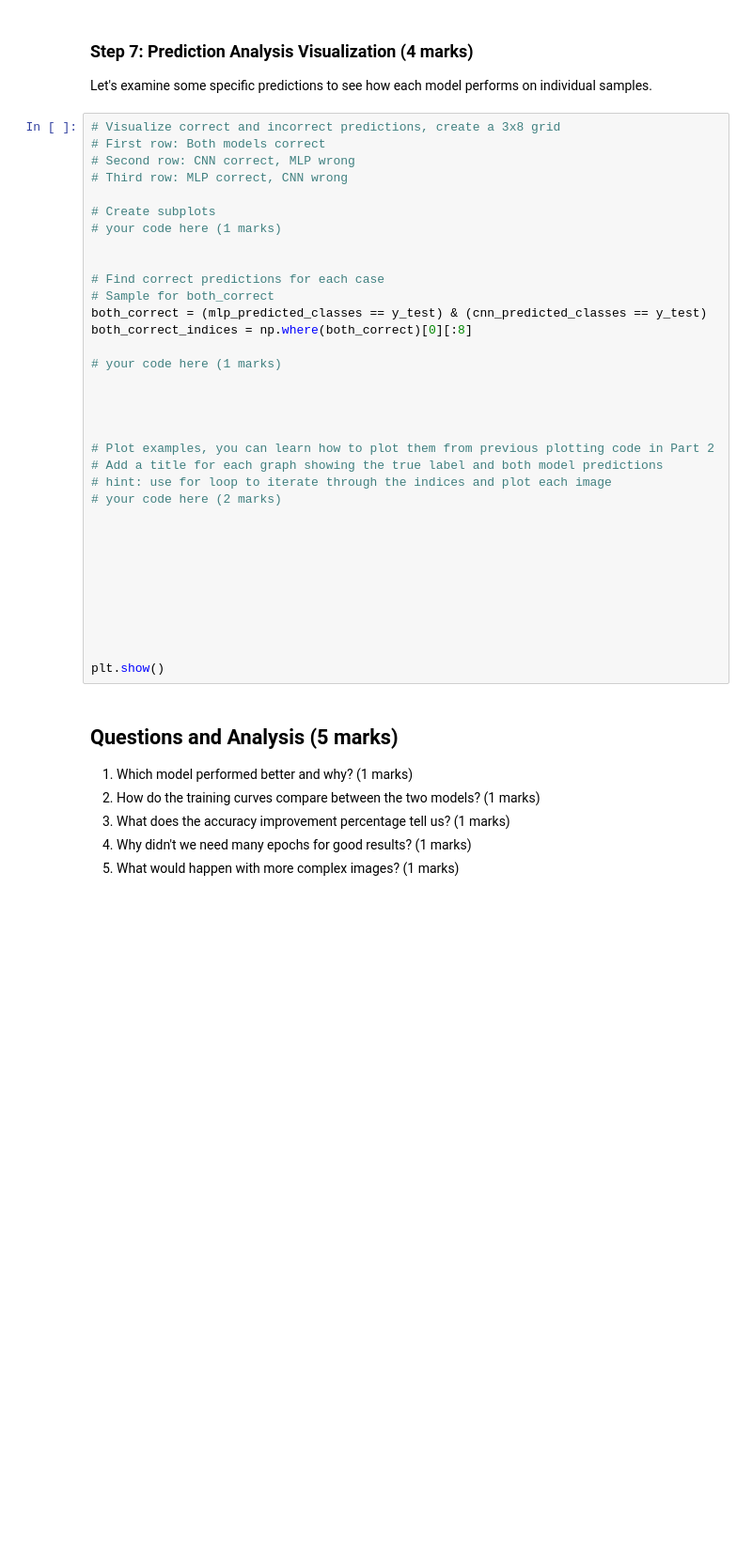
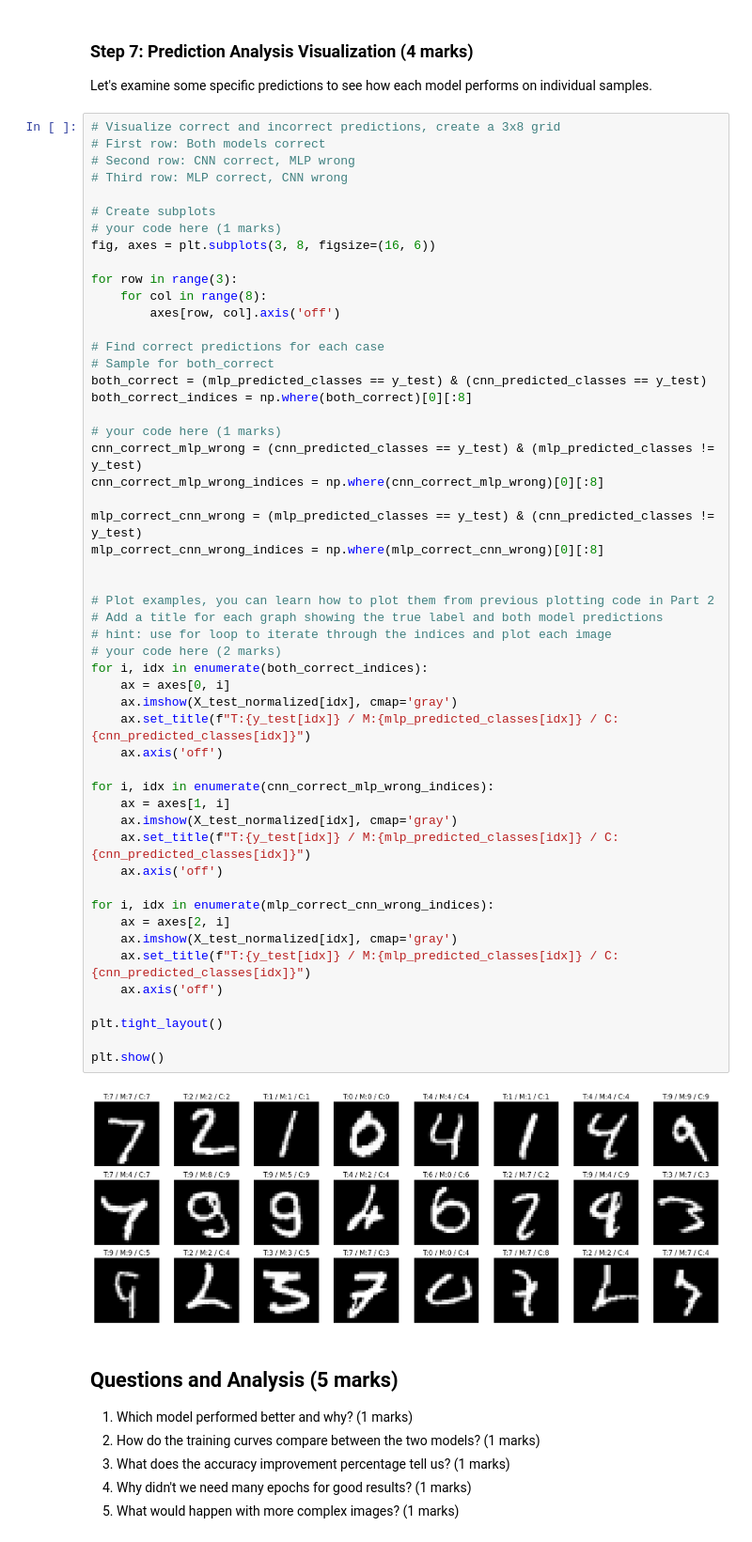
Before and after one commit to KentBerry680/ENGG680_2025_Fall---group-20-assignments, a Jupyter notebook: Lab Assignment 2/Assignment2_Upload.ipynb, the cells around one changed output. Shown at 94% size. Cells and saved outputs as stored; diff of their text form; blank space fills up the shorter version.

```diff
--- a/Lab Assignment 2/Assignment2_Upload.ipynb
+++ b/Lab Assignment 2/Assignment2_Upload.ipynb
@@ -1649,37 +1753,57 @@ Let's examine some specific predictions to see how each model performs on indivi
 # %%
 # Visualize correct and incorrect predictions, create a 3x8 grid
 # First row: Both models correct
 # Second row: CNN correct, MLP wrong
 # Third row: MLP correct, CNN wrong
 
 # Create subplots
 # your code here (1 marks)
+fig, axes = plt.subplots(3, 8, figsize=(16, 6))
 
+for row in range(3):
+    for col in range(8):
+        axes[row, col].axis('off')
 
 # Find correct predictions for each case
 # Sample for both_correct
 both_correct = (mlp_predicted_classes == y_test) & (cnn_predicted_classes == y_test)
 both_correct_indices = np.where(both_correct)[0][:8]
 
 # your code here (1 marks)
+cnn_correct_mlp_wrong = (cnn_predicted_classes == y_test) & (mlp_predicted_classes != y_test)
+cnn_correct_mlp_wrong_indices = np.where(cnn_correct_mlp_wrong)[0][:8]
 
-
+mlp_correct_cnn_wrong = (mlp_predicted_classes == y_test) & (cnn_predicted_classes != y_test)
+mlp_correct_cnn_wrong_indices = np.where(mlp_correct_cnn_wrong)[0][:8]
 
 
 # Plot examples, you can learn how to plot them from previous plotting code in Part 2
 # Add a title for each graph showing the true label and both model predictions
 # hint: use for loop to iterate through the indices and plot each image
 # your code here (2 marks)
+for i, idx in enumerate(both_correct_indices):
+    ax = axes[0, i]
+    ax.imshow(X_test_normalized[idx], cmap='gray')
+    ax.set_title(f"T:{y_test[idx]} / M:{mlp_predicted_classes[idx]} / C:{cnn_predicted_classes[idx]}")
+    ax.axis('off')
 
+for i, idx in enumerate(cnn_correct_mlp_wrong_indices):
+    ax = axes[1, i]
+    ax.imshow(X_test_normalized[idx], cmap='gray')
+    ax.set_title(f"T:{y_test[idx]} / M:{mlp_predicted_classes[idx]} / C:{cnn_predicted_classes[idx]}")
+    ax.axis('off')
 
+for i, idx in enumerate(mlp_correct_cnn_wrong_indices):
+    ax = axes[2, i]
+    ax.imshow(X_test_normalized[idx], cmap='gray')
+    ax.set_title(f"T:{y_test[idx]} / M:{mlp_predicted_classes[idx]} / C:{cnn_predicted_classes[idx]}")
+    ax.axis('off')
 
-
-
-
-
-
+plt.tight_layout()
 
 plt.show()
+# %% [output]
+[figure, added]
 # %% [markdown]
 ## Questions and Analysis (5 marks)
 
```
Also changed, not shown: parts of 12 cells of this notebook.
